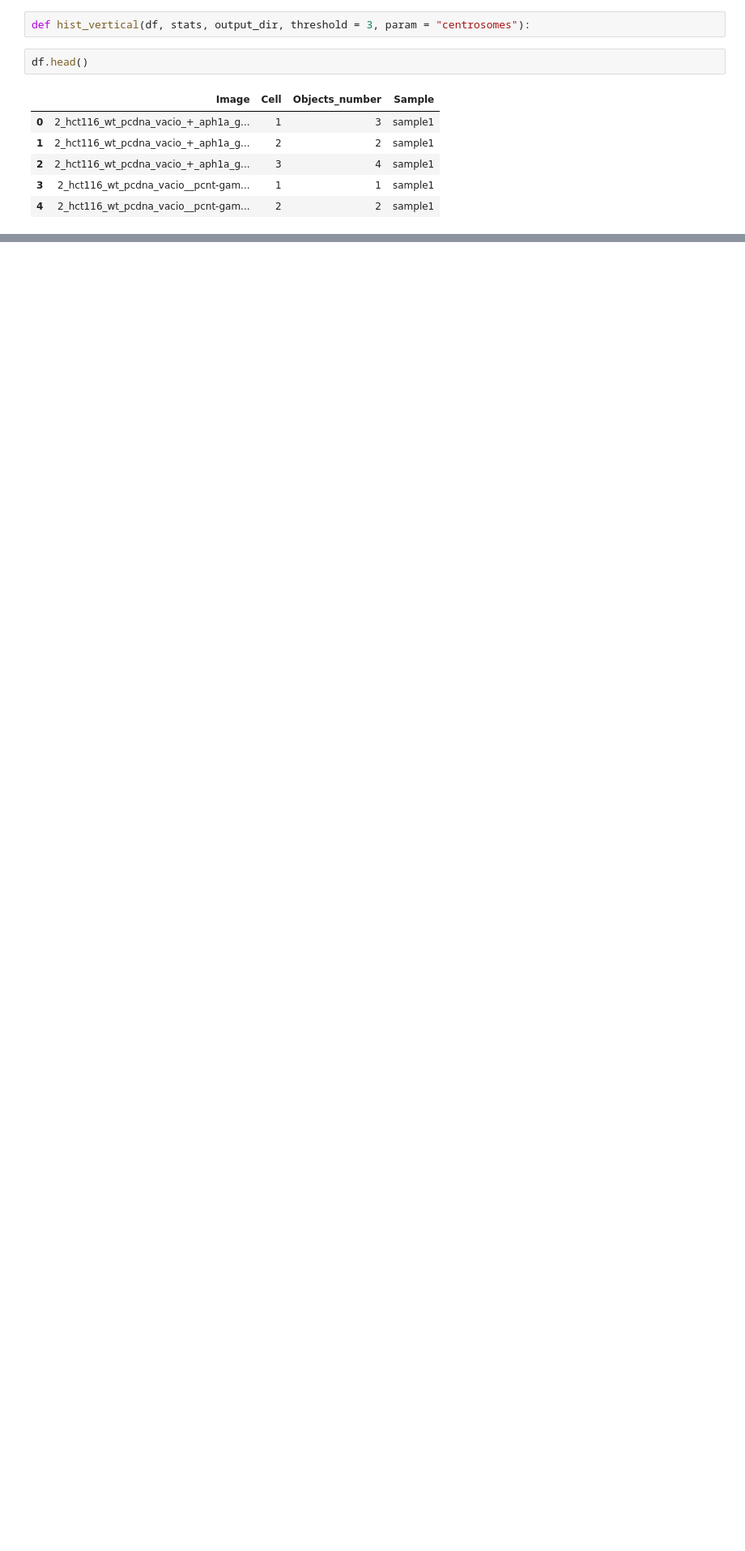
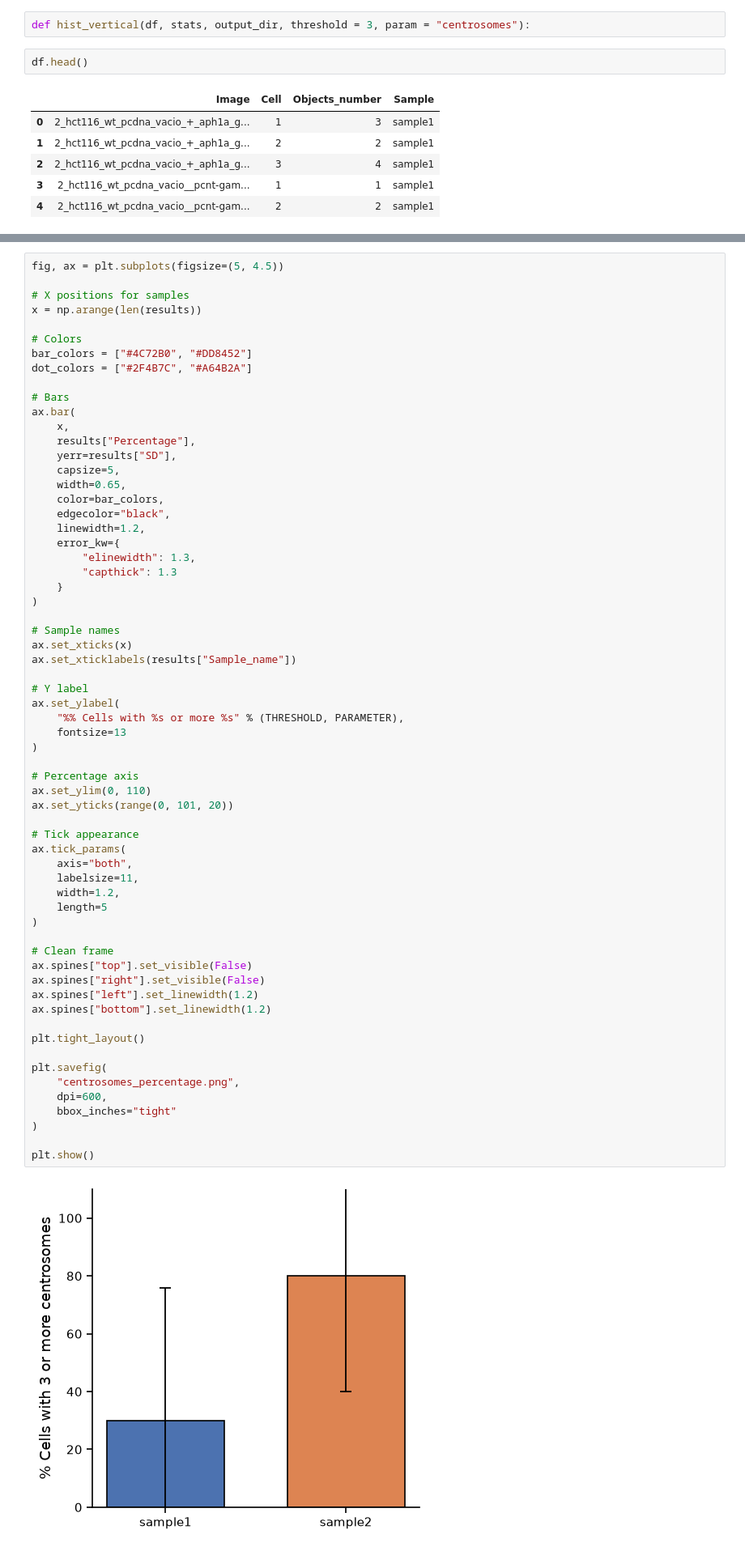
Before and after one commit to Lopatushka/centrosomes_analysis, a Jupyter notebook: notebook.ipynb, the cells around one changed output, grey strips where cells are left out. Shown at 81% size. Drawn from its saved outputs; the diff is of its cells as text; blank space fills up the shorter version.

```diff
--- a/notebook.ipynb
+++ b/notebook.ipynb
@@ -243,0 +178,65 @@ plt.show()
+# %%
+fig, ax = plt.subplots(figsize=(5, 4.5))
+
+# X positions for samples
+x = np.arange(len(results))
+
+# Colors
+bar_colors = ["#4C72B0", "#DD8452"]
+dot_colors = ["#2F4B7C", "#A64B2A"]
+
+# Bars
+ax.bar(
+    x,
+    results["Percentage"],
+    yerr=results["SD"],
+    capsize=5,
+    width=0.65,
+    color=bar_colors,
+    edgecolor="black",
+    linewidth=1.2,
+    error_kw={
+        "elinewidth": 1.3,
+        "capthick": 1.3
+    }
+)
+
+# Sample names
+ax.set_xticks(x)
+ax.set_xticklabels(results["Sample_name"])
+
+# Y label
+ax.set_ylabel(
+    "%% Cells with %s or more %s" % (THRESHOLD, PARAMETER),
+    fontsize=13
+)
+
+# Percentage axis
+ax.set_ylim(0, 110)
+ax.set_yticks(range(0, 101, 20))
+
+# Tick appearance
+ax.tick_params(
+    axis="both",
+    labelsize=11,
+    width=1.2,
+    length=5
+)
+
+# Clean frame
+ax.spines["top"].set_visible(False)
+ax.spines["right"].set_visible(False)
+ax.spines["left"].set_linewidth(1.2)
+ax.spines["bottom"].set_linewidth(1.2)
+
+plt.tight_layout()
+
+plt.savefig(
+    "centrosomes_percentage.png",
+    dpi=600,
+    bbox_inches="tight"
+)
+
+plt.show()
+# %% [output]
+[figure, added]
```
Also changed, not shown: parts of 3 cells of this notebook.
